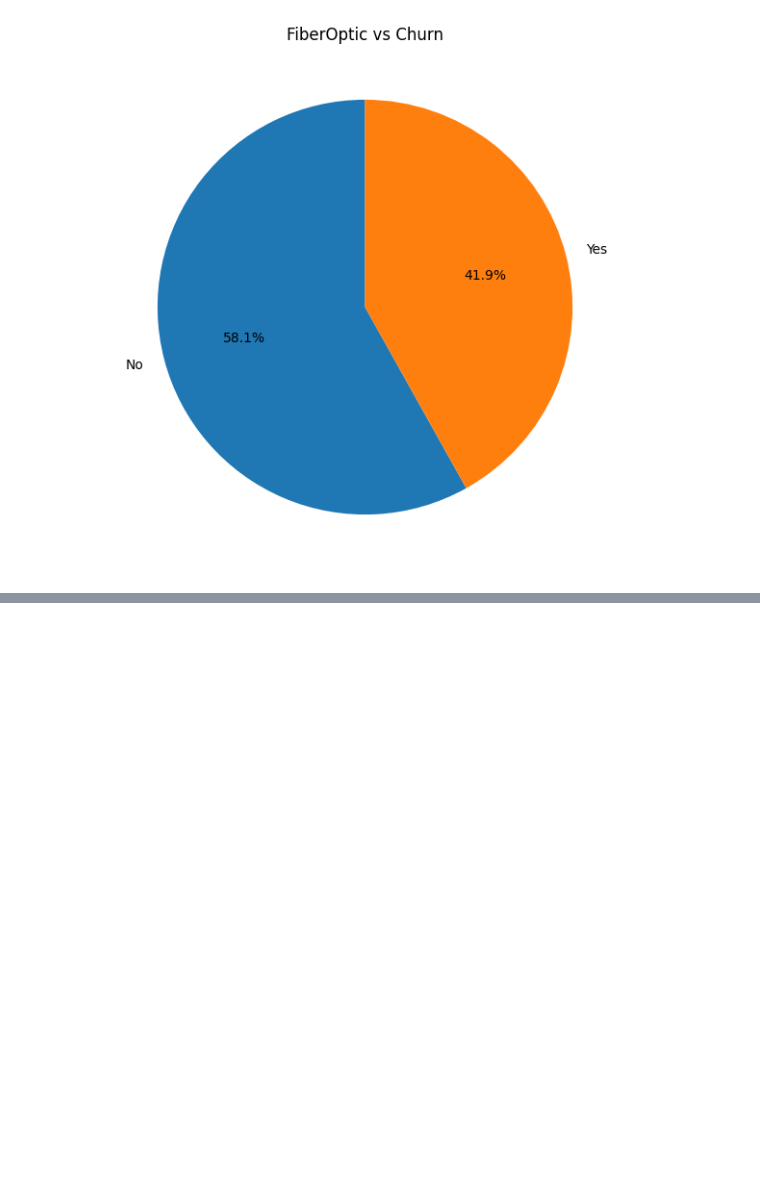
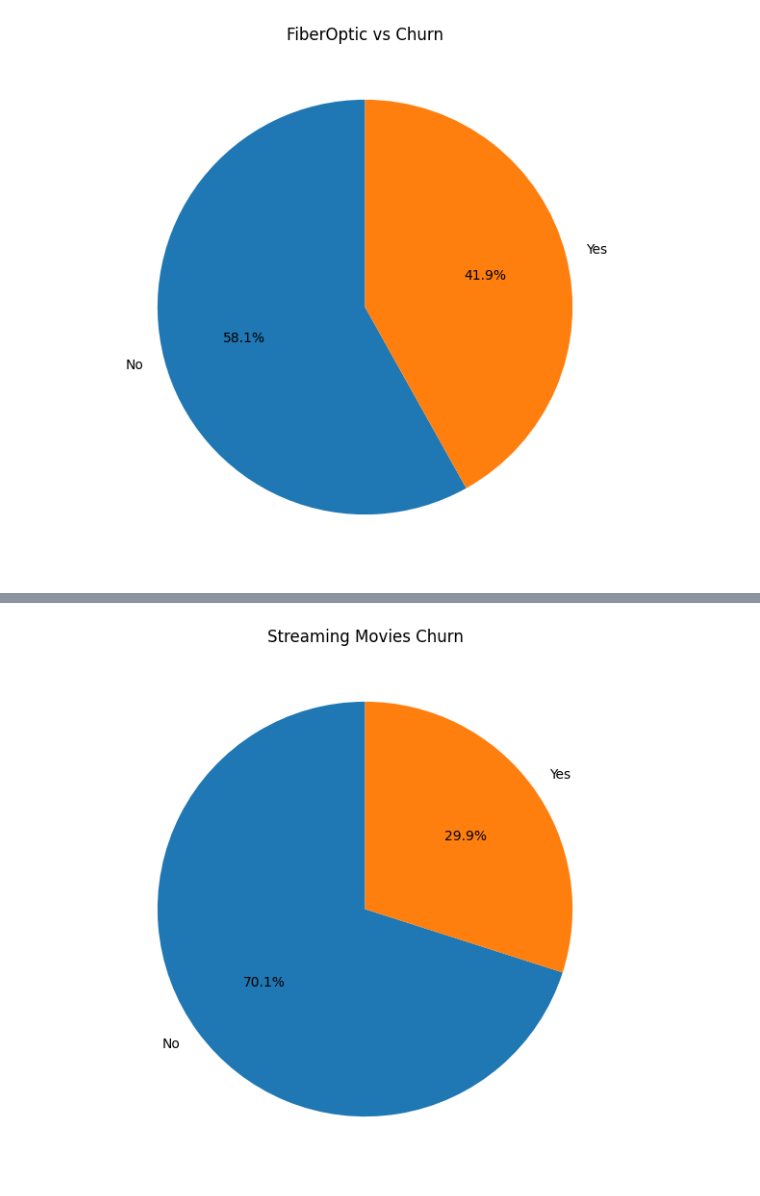
Before and after one commit to Tejeswar001/BootCamp-Jun-2024, a Jupyter notebook: Analysis/Customer_churn_analysis_PROJECT_2.ipynb, the cells around one changed output, grey strips where cells are left out. Drawn from its saved outputs; the diff is of its cells as text; code cells hidden in the pictures; blank space fills up the shorter version.

```diff
--- a/Analysis/Customer_churn_analysis_PROJECT_2.ipynb
+++ b/Analysis/Customer_churn_analysis_PROJECT_2.ipynb
@@ -500,0 +528,7 @@ plt.show()
+# %%
+plt.figure(figsize=(8,7))
+plt.pie(df[df['StreamingMovies']=='Yes']['Churn'].value_counts(),labels=df[df['StreamingMovies']=='Yes']['Churn'].value_counts().index,autopct='%1.1f%%',startangle=90)
+plt.title('Streaming Movies Churn')
+plt.show()
+# %% [output]
+[figure, added]
```
Also changed, not shown: parts of 25 cells of this notebook.
